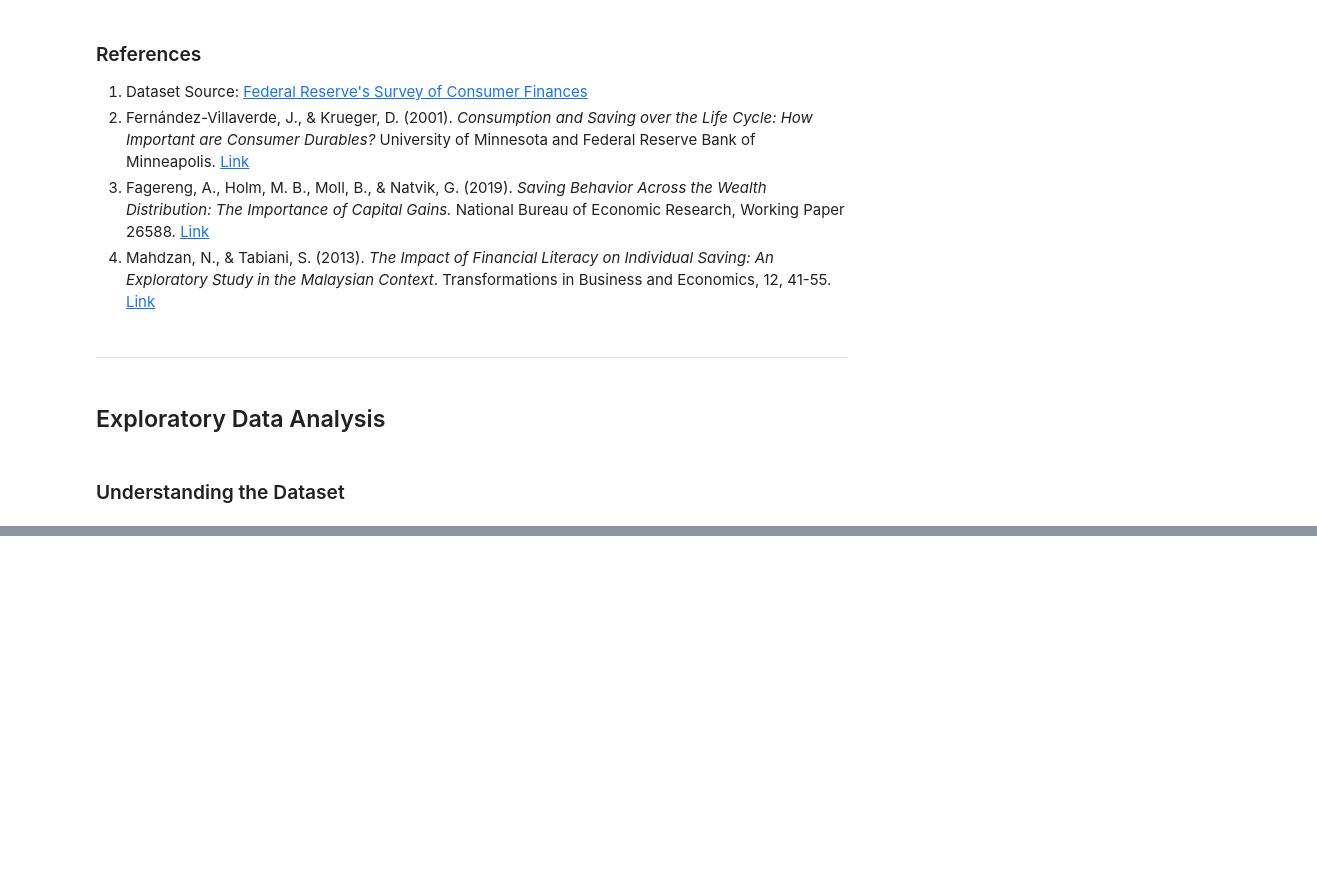
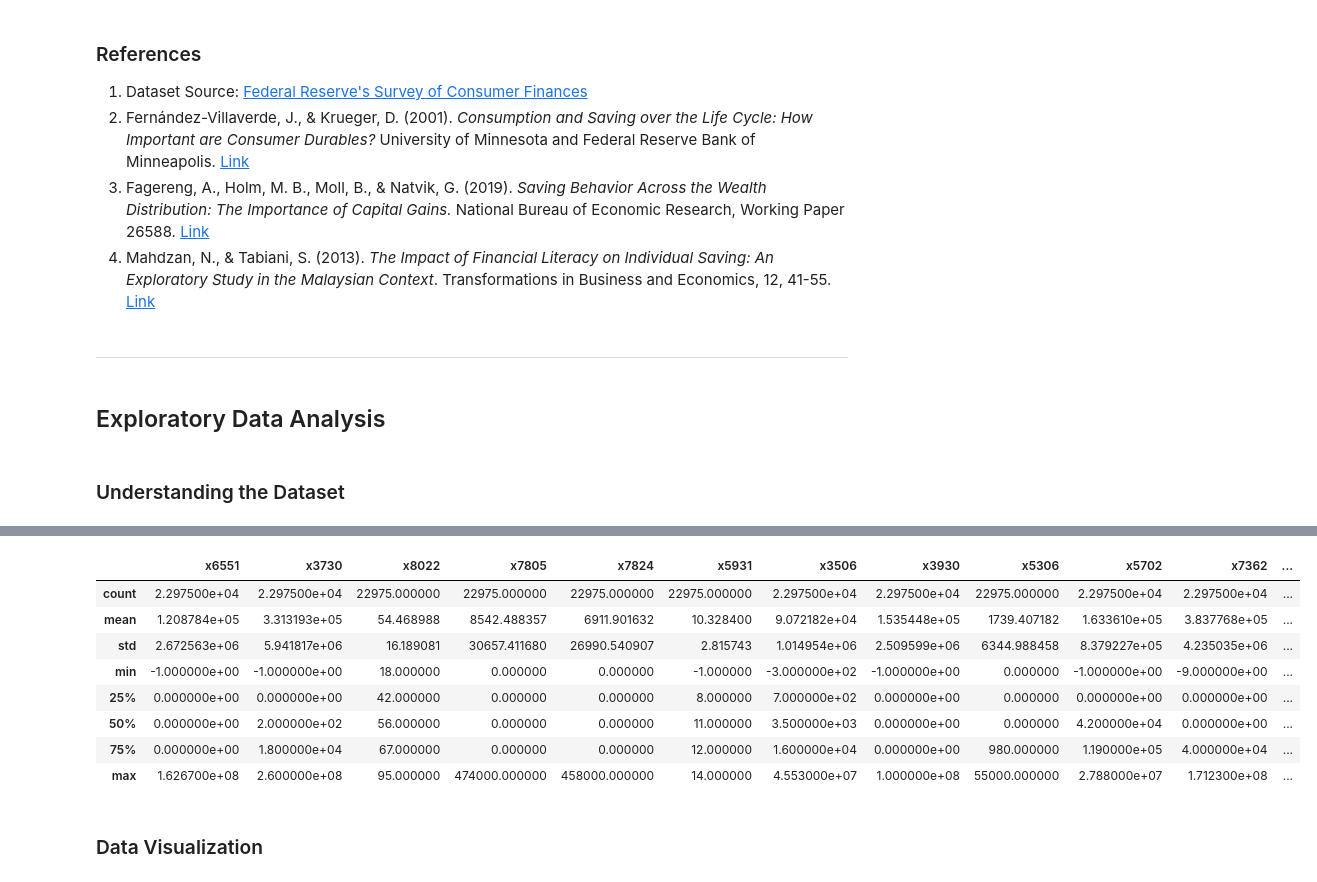
Before and after one commit to hwiminPark/ECON-495-Project, a Jupyter notebook: predict_individual_savings.ipynb, the cells around one changed output, grey strips where cells are left out. Cells and saved outputs as stored; diff of their text form; code cells hidden in the pictures; blank space fills up the shorter version.

```diff
--- a/predict_individual_savings.ipynb
+++ b/predict_individual_savings.ipynb
@@ -68,3 +68,5 @@ import seaborn as sns
 pd.set_option('display.max_columns', None)
 # %% [markdown]
 ### Understanding the Dataset
+# %%
+data = pd.read_stata('p22i6.dta')
@@ -70,0 +101,23 @@ pd.set_option('display.max_columns', None)
+# %%
+# select features
+
+# {
+#     'x6551': 'Roth IRA balance',
+#     'x3730': 'savings account balance',
+
+#     'x8022': 'age of individual',
+
+#     'x7805': 'total education loan borrowed',
+#     'x7824': 'education loan left',
+#     'x5931': 'highest level of educational attainment',
+
+#     'x3506': 'current checking account balance',
+#     'x3930': 'total brokerage account balance of family',
+#     'x5306': 'amount received from social security',
+#     'x5702': 'family annual income',
+#     'x7362': 'typical year income',
+#     'x5823': 'amount to charitable donations',
+#     'x5933': 'how many years in college level'
+# }
+
+data = data[['x6551', 'x3730', 'x8022', 'x7805', 'x7824', 'x5931', 'x3506', 'x3930', 'x5306', 'x5702', 'x7362', 'x5823', 'x5933']]
@@ -70,0 +156,14 @@ pd.set_option('display.max_columns', None)
+# %%
+data.describe()
+# %% [output]
+|  | x6551 | x3730 | x8022 | x7805 | x7824 | x5931 | x3506 | x3930 | x5306 | x5702 | x7362 | ... |
+| count | 2.297500e+04 | 2.297500e+04 | 22975.000000 | 22975.000000 | 22975.000000 | 22975.000000 | 2.297500e+04 | 2.297500e+04 | 22975.000000 | 2.297500e+04 | 2.297500e+04 | ... |
+| mean | 1.208784e+05 | 3.313193e+05 | 54.468988 | 8542.488357 | 6911.901632 | 10.328400 | 9.072182e+04 | 1.535448e+05 | 1739.407182 | 1.633610e+05 | 3.837768e+05 | ... |
+| std | 2.672563e+06 | 5.941817e+06 | 16.189081 | 30657.411680 | 26990.540907 | 2.815743 | 1.014954e+06 | 2.509599e+06 | 6344.988458 | 8.379227e+05 | 4.235035e+06 | ... |
+| min | -1.000000e+00 | -1.000000e+00 | 18.000000 | 0.000000 | 0.000000 | -1.000000 | -3.000000e+02 | -1.000000e+00 | 0.000000 | -1.000000e+00 | -9.000000e+00 | ... |
+| 25% | 0.000000e+00 | 0.000000e+00 | 42.000000 | 0.000000 | 0.000000 | 8.000000 | 7.000000e+02 | 0.000000e+00 | 0.000000 | 0.000000e+00 | 0.000000e+00 | ... |
+| 50% | 0.000000e+00 | 2.000000e+02 | 56.000000 | 0.000000 | 0.000000 | 11.000000 | 3.500000e+03 | 0.000000e+00 | 0.000000 | 4.200000e+04 | 0.000000e+00 | ... |
+| 75% | 0.000000e+00 | 1.800000e+04 | 67.000000 | 0.000000 | 0.000000 | 12.000000 | 1.600000e+04 | 0.000000e+00 | 980.000000 | 1.190000e+05 | 4.000000e+04 | ... |
+| max | 1.626700e+08 | 2.600000e+08 | 95.000000 | 474000.000000 | 458000.000000 | 14.000000 | 4.553000e+07 | 1.000000e+08 | 55000.000000 | 2.788000e+07 | 1.712300e+08 | ... |
+# %% [markdown]
+### Data Visualization
```
Also changed, not shown: parts of 4 cells of this notebook.
